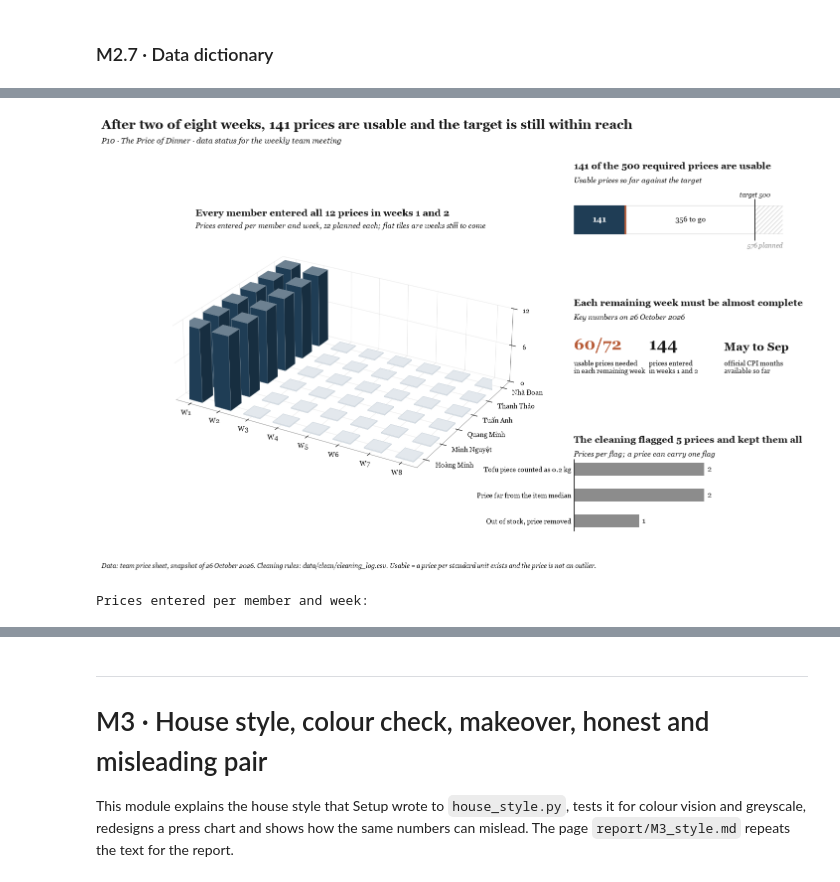
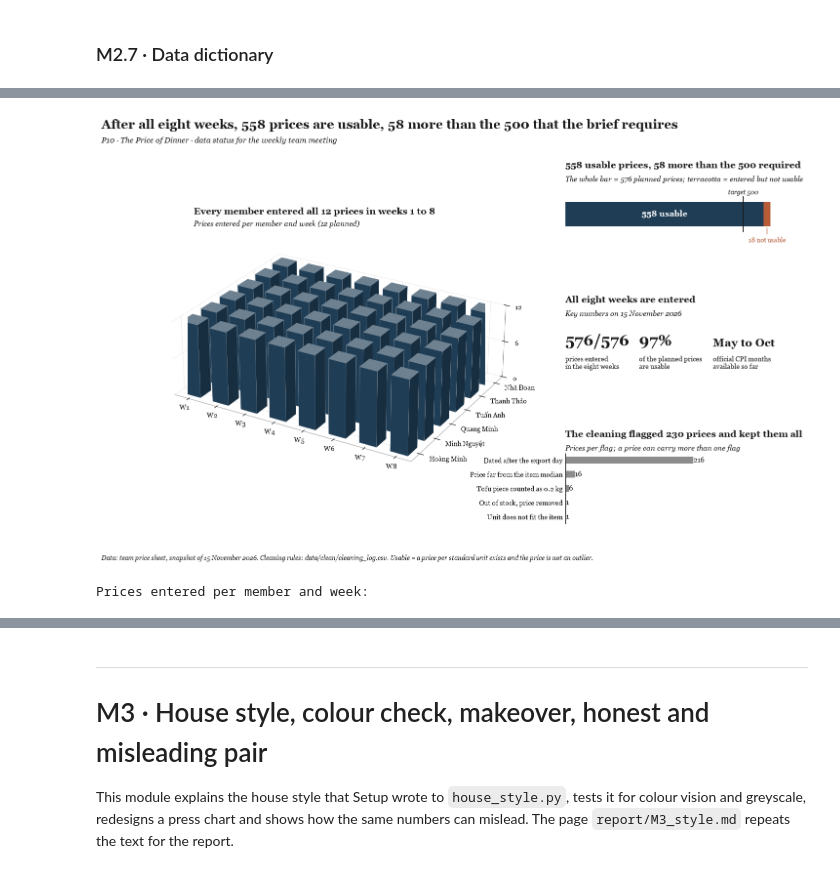
Before and after one commit to hwinhwork-dot/DataViz_Final_P10, a Jupyter notebook: notebooks/P10_Final_Team10.ipynb, the cells around one changed output, grey strips where cells are left out. Saved outputs shown, nothing was run; the diff lists cells and outputs as text; code cells hidden in the pictures.

```diff
--- a/notebooks/P10_Final_Team10.ipynb
+++ b/notebooks/P10_Final_Team10.ipynb
@@ -416,6 +416,7 @@ if REFRESH:
             print(f"FAILED {step.__name__}: {err}")
 
 SHEET = sorted((RAW / "primary").glob("price_sheet_*.xlsx"))[-1]      # newest snapshot of the team sheet
-SHEET_DATE = pd.to_datetime(re.search(r"(\d{8})", SHEET.stem).group(1)).strftime("%d %B %Y").lstrip("0")
+SNAPSHOT = pd.to_datetime(re.search(r"(\d{8})", SHEET.stem).group(1))     # day the sheet was exported
+SHEET_DATE = SNAPSHOT.strftime("%d %B %Y").lstrip("0")
 print("Price sheet snapshot:", SHEET.name)
 # %% [output]
@@ -749,7 +750,7 @@ def standardise(df):
     return df.drop(columns=["item"])
 
 @logged("02_collected", "A row counts as collected when it has a price; rows without a price stay in the table with collected = False.",
-        "Weeks 3 to 8 have not happened yet and week 2 has 12 prices missing; keeping the empty slots shows the gaps.",
+        "Keeping the empty slots in the table shows where prices are missing.",
         hits=lambda d: ~d["collected"])
 def mark_collected(df):
     df["collected"] = df["price_vnd"].notna()
@@ -764,6 +765,13 @@ def fix_date_year(df):
     df["date_fixed"] = wrong_year
     df.loc[wrong_year, "date"] = d[wrong_year].map(lambda x: x.replace(year=2026))
     df["date"] = pd.to_datetime(df["date"], errors="coerce")
+    return df
+
+@logged("03b_future_date", "A price dated after the day the sheet was exported is flagged future_date, so that the team checks its date against the photo. The price stays in the analysis.",
+        "The team lead confirmed on 15 November 2026 that the sheet holds all eight weeks; a date later than the export is most likely a typing error in the date column.",
+        hits=lambda d: d["future_date"])
+def flag_future_dates(df):
+    df["future_date"] = df["date"].notna() & (df["date"] > SNAPSHOT)
     return df
 
 @logged("04_qty_as_date", "If the quantity was turned into a date (Sheets reads '2.5' as 2 May), rebuild the number as day.month.",
@@ -837,7 +845,7 @@ def tidy_flags(df):
         "My group wants to check these rows against the photo before trusting them; deleting them silently would hide real price gaps.",
         hits=lambda d: d["outlier"])
 def flag_outliers(df):
-    med = df.groupby("item_code")["price_std"].transform("median")
+    med = df["price_std"].groupby(df["item_code"]).transform("median")
     ratio = df["price_std"] / med
     df["outlier"] = ((ratio > 2) | (ratio < 0.5)).fillna(False).astype(bool)
     return df
@@ -845,6 +853,7 @@ def flag_outliers(df):
 def add_flags(df):
     f = pd.DataFrame({
         "not_collected": ~df["collected"],
+        "future_date": df["future_date"],
         "out_of_stock": df["collected"] & ~df["in_stock"],
         "unit_mismatch": df["price_vnd"].notna() & ~df["unit_ok"],
         "assumed_weight": df["assumed_weight"],
@@ -854,7 +863,7 @@ def add_flags(df):
     df["usable"] = df["price_std"].notna() & ~df["outlier"].fillna(False)
     return df
 
-pipeline = [standardise, mark_collected, fix_date_year, fix_quantity_dates, out_of_stock,
+pipeline = [standardise, mark_collected, fix_date_year, flag_future_dates, fix_quantity_dates, out_of_stock,
             unit_price, set_collector, tidy_time, tidy_flags, flag_outliers]
 clean = raw.copy()
 for step in pipeline:
@@ -1123,11 +1146,14 @@ weeks_done = int((master.groupby("week")["collected"].sum() > 0).sum())
 entered = int(master["collected"].sum())
 usable = int(master["usable"].sum())
 flagged = entered - usable
-need_week = int(np.ceil((TARGET - usable) / (WEEKS - weeks_done)))
+weeks_left = WEEKS - weeks_done
+need_week = int(np.ceil(max(TARGET - usable, 0) / weeks_left)) if weeks_left else 0
+n_flag_rows = int((master.loc[master["collected"], "flags"].fillna("") != "").sum())
 missing = [(r, w) for r in grid.index for w in range(1, weeks_done + 1) if grid.loc[r, w] < 12]
 flag_counts = (master.loc[master["collected"], "flags"].fillna("").str.split(";").explode().replace("", np.nan).dropna().value_counts())
 FLAG_NAMES = {"assumed_weight": "Tofu piece counted as 0.2 kg", "outlier": "Price far from the item median",
-              "out_of_stock": "Out of stock, price removed", "unit_mismatch": "Unit does not fit the item"}
+              "out_of_stock": "Out of stock, price removed", "unit_mismatch": "Unit does not fit the item",
+              "future_date": "Dated after the export day"}
 
 DONE, MISS = CHANNEL["Siêu thị"], HIGHLIGHT
 fig = plt.figure(figsize=(14, 8.2))
@@ -1142,8 +1168,9 @@ x, y, z = (np.array(v, dtype=float) for v in zip(*bars))
 ax.bar3d(x - d / 2, y - d / 2, 0, d, d, z, color=sum((faces3d(DONE) for _ in bars), []), shade=False,
          edgecolor=tint(DONE, 0.5), linewidth=0.25)
 plan = [(w - 1, i) for i in range(len(names)) for w in range(weeks_done + 1, 9)]
-px, py = (np.array(v, dtype=float) for v in zip(*plan))
-ax.bar3d(px - d / 2, py - d / 2, 0, d, d, 0.12, color="#E3E8ED", shade=False, edgecolor="#C9D2DA", linewidth=0.4)
+if plan:
+    px, py = (np.array(v, dtype=float) for v in zip(*plan))
+    ax.bar3d(px - d / 2, py - d / 2, 0, d, d, 0.12, color="#E3E8ED", shade=False, edgecolor="#C9D2DA", linewidth=0.4)
 for r, w in missing:
     ax.bar3d(w - 1 - d / 2, names.index(r) - d / 2, 0, d, d, 0.12, color=tint(MISS, 0.55), shade=False, edgecolor=MISS, linewidth=1.2)
 ax.set_xticks(range(8), [f"W{w}" for w in range(1, 9)], fontsize=9)
@@ -1167,57 +1194,65 @@ if missing:
 else:
     grid_title = "Every member entered all 12 prices in " + (f"weeks 1 and {weeks_done}" if weeks_done == 2 else f"weeks 1 to {weeks_done}")
 ax.text2D(0.02, 0.97, grid_title, transform=ax.transAxes, fontsize=12.5, fontweight="bold")
-ax.text2D(0.02, 0.93, "Prices entered per member and week, 12 planned each; flat tiles are weeks still to come",
+ax.text2D(0.02, 0.93, "Prices entered per member and week (12 planned)" + ("; flat tiles = weeks not valid yet" if plan else ""),
           transform=ax.transAxes, fontsize=9.5, style="italic")
 
 # ---------------- B: progress to 500
 ax = fig.add_subplot(gs[0, 1])
-parts = [(usable, DONE, f"{usable} usable"), (flagged, MISS, f"{flagged} flagged"),
-         (TARGET - usable - flagged, "white", f"{TARGET - usable - flagged} still to collect")]
-left = 0
-for val, col, lab in parts:
-    ax.barh(0, val, left=left, color=col, height=0.5, edgecolor=LIGHT if col == "white" else col, lw=0.8)
-    left += val
-ax.barh(0, PLANNED - TARGET, left=TARGET, color="white", height=0.5, edgecolor=LIGHT, hatch="////", lw=0.5)
-ax.text(usable / 2, 0, f"{usable}", color="white", ha="center", va="center", fontsize=11, fontweight="bold")
-ax.text(usable + flagged + (TARGET - usable - flagged) / 2, 0, f"{TARGET - usable - flagged} to go", ha="center", va="center", fontsize=10)
+ax.barh(0, usable, color=DONE, height=0.5)
+ax.barh(0, flagged, left=usable, color=MISS, height=0.5)
+rest = PLANNED - usable - flagged
+if rest > 0:
+    ax.barh(0, rest, left=usable + flagged, color="white", height=0.5, edgecolor=LIGHT, hatch="////", lw=0.5)
+    ax.text(usable + flagged + rest / 2, 0, f"{rest} not entered", ha="center", va="center", fontsize=9.5)
+ax.text(usable / 2, 0, f"{usable} usable", color="white", ha="center", va="center", fontsize=11, fontweight="bold")
+ax.annotate(f"{flagged} not usable", (usable + flagged / 2, -0.25), xytext=(0, -14), textcoords="offset points",
+            ha="center", va="top", fontsize=8.5, color=MISS, arrowprops=dict(arrowstyle="-", color=MISS, lw=0.8))
 ax.plot([TARGET, TARGET], [-0.36, 0.36], color=INK, lw=1.2)
 ax.text(TARGET, 0.4, "target 500", ha="center", fontsize=8.5, style="italic")
-ax.text(PLANNED, -0.4, "576 planned", ha="right", va="top", fontsize=8.5, style="italic", color=GREY)
-ax.set_xlim(0, PLANNED); ax.set_ylim(-0.6, 0.6); ax.axis("off")
-title(ax, f"{usable} of the 500 required prices are usable", "Usable prices so far against the target")
+ax.set_xlim(0, PLANNED); ax.set_ylim(-0.75, 0.6); ax.axis("off")
+title(ax, f"{usable} of the 500 required prices are usable" if usable < TARGET else f"{usable} usable prices, {usable - TARGET} more than the 500 required",
+      f"The whole bar = {PLANNED} planned prices; terracotta = entered but not usable")
 
 # ---------------- C: key numbers
 ax = fig.add_subplot(gs[1, 1]); ax.axis("off")
-tiles = [(f"{need_week}/72", "usable prices needed\nin each remaining week"),
-         (f"{entered}", "prices entered\nin weeks 1 and 2"),
-         ("May to Sep", "official CPI months\navailable so far")]
+cpi_span = f"{pd.Timestamp(hcmc['year_month'].min()):%b} to {pd.Timestamp(hcmc['year_month'].max()):%b}"
+if weeks_left:
+    tiles = [(f"{need_week}/72", "usable prices needed\nin each remaining week"), (f"{entered}", f"prices entered\nin {PERIOD}"),
+             (cpi_span, "official CPI months\navailable so far")]
+    head_c = f"Each remaining week needs {need_week} of its 72 prices"
+else:
+    tiles = [(f"{entered}/{PLANNED}", "prices entered\nin the eight weeks"), (f"{usable / PLANNED:.0%}", "of the planned prices\nare usable"),
+             (cpi_span, "official CPI months\navailable so far")]
+    head_c = "All eight weeks are entered"
 for k, (big, small) in enumerate(tiles):
     x0 = k * 0.36
-    ax.text(x0, 0.55, big, fontsize=21 if k < 2 else 15, fontweight="bold", color=MISS if k == 0 else INK, transform=ax.transAxes, va="bottom")
+    ax.text(x0, 0.55, big, fontsize=21 if k < 2 else 15, fontweight="bold", color=MISS if (k == 0 and weeks_left) else INK, transform=ax.transAxes, va="bottom")
     ax.text(x0, 0.45, small, fontsize=9, transform=ax.transAxes, va="top")
-title(ax, "Each remaining week must be almost complete", "Key numbers on " + SHEET_DATE)
+title(ax, head_c, "Key numbers on " + SHEET_DATE)
 
 # ---------------- D: flags
 ax = fig.add_subplot(gs[2, 1])
 fc = flag_counts.rename(index=FLAG_NAMES).sort_values()
 ax.barh(fc.index, fc.values, color=GREY, height=0.5)
 for i, v in enumerate(fc.values):
     ax.text(v + 0.05, i, f"{v}", va="center", fontsize=10)
 ax.set_xlim(0, fc.max() * 1.6)
 ax.spines[["bottom"]].set_visible(False); ax.set_xticks([]); ax.tick_params(axis="y", length=0)
-title(ax, f"The cleaning flagged {int(flag_counts.sum())} prices and kept them all", "Prices per flag; a price can carry one flag")
+title(ax, f"The cleaning flagged {n_flag_rows} prices and kept them all", "Prices per flag; a price can carry more than one flag")
 
-figure_title(fig, f"After two of eight weeks, {usable} prices are usable and the target is still within reach",
+fig_head = (f"After {NUM_WORD[weeks_done]} of eight weeks, {usable} prices are usable and the target is still within reach" if weeks_left
+            else f"After all eight weeks, {usable} prices are usable, {abs(usable - TARGET)} {'more' if usable >= TARGET else 'fewer'} than the 500 that the brief requires")
+figure_title(fig, fig_head,
              "P10 · The Price of Dinner · data status for the weekly team meeting", y=1.0)
 note(fig, "Data: team price sheet, snapshot of " + SHEET_DATE + ". Cleaning rules: data/clean/cleaning_log.csv. "
           "Usable = a price per standard unit exists and the price is not an outlier.", y=0.04)
 save(fig, FIG / "m2_data_status.png")
 plt.show()
 print("Prices entered per member and week:")
 display(grid.astype(int))
 # %% [output]
-[figure, old version]
+[figure, new version]
 Prices entered per member and week:
 | week | 1 | 2 | 3 | 4 | 5 | 6 | 7 | 8 |
 | assigned_to |  |  |  |  |  |  |  |  |
```
Also changed, not shown: parts of 74 cells of this notebook, 38 other files.
